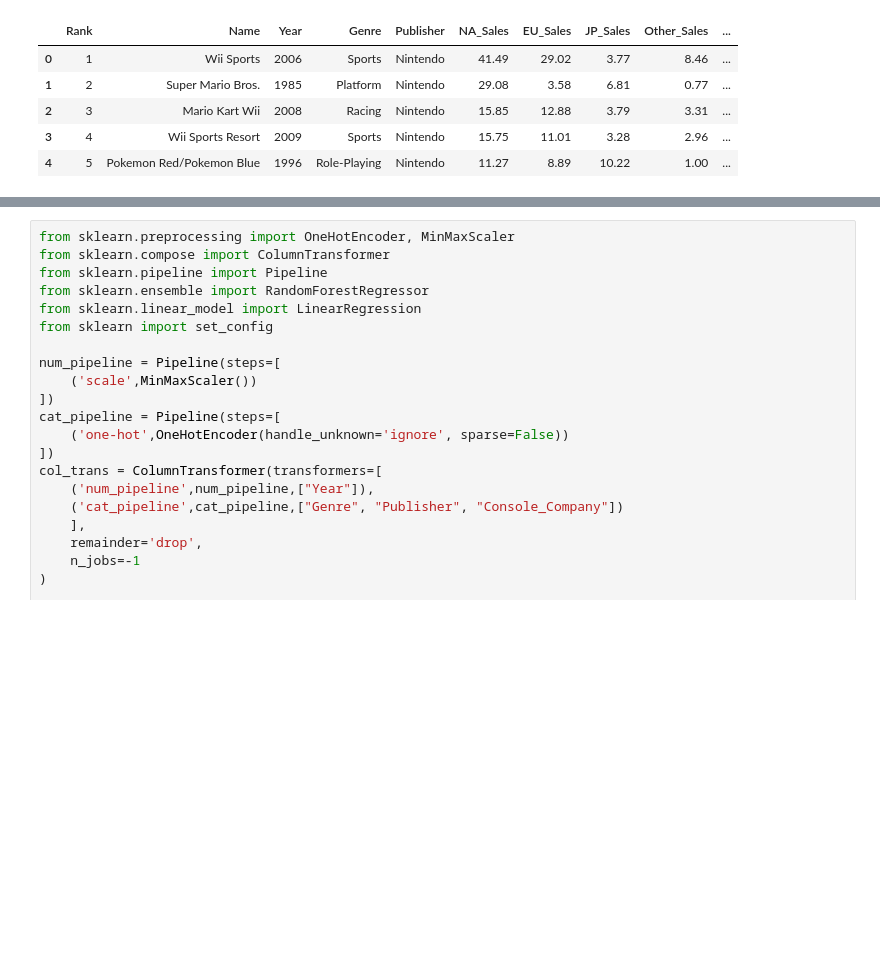
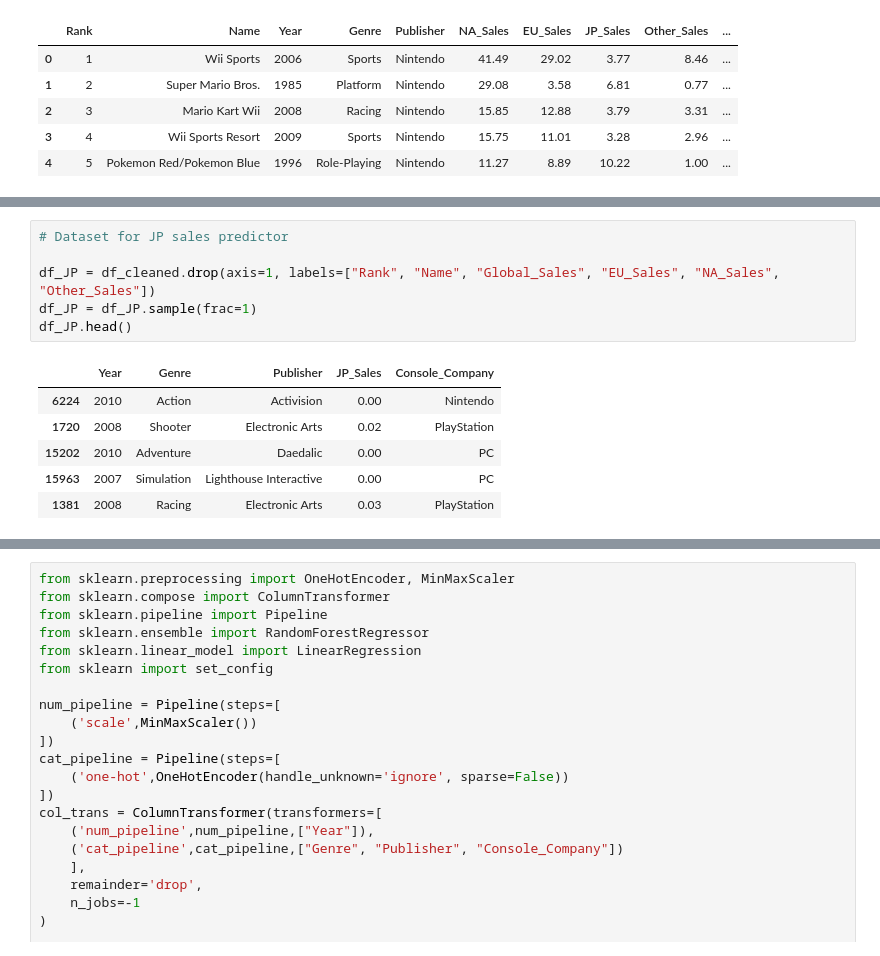
Before and after one commit to IreneBurresi/Videogames-sales-analysis, a Jupyter notebook: Videogames_sales_analysis_notebook.ipynb, the cells around one changed output, grey strips where cells are left out. Drawn from its saved outputs; the diff is of its cells as text; blank space fills up the shorter version.

```diff
--- a/Videogames_sales_analysis_notebook.ipynb
+++ b/Videogames_sales_analysis_notebook.ipynb
@@ -405,0 +419,13 @@ df_global.head()
+# %%
+# Dataset for JP sales predictor
+
+df_JP = df_cleaned.drop(axis=1, labels=["Rank", "Name", "Global_Sales", "EU_Sales", "NA_Sales", "Other_Sales"])
+df_JP = df_JP.sample(frac=1)
+df_JP.head()
+# %% [output]
+|  | Year | Genre | Publisher | JP_Sales | Console_Company |
+| 6224 | 2010 | Action | Activision | 0.00 | Nintendo |
+| 1720 | 2008 | Shooter | Electronic Arts | 0.02 | PlayStation |
+| 15202 | 2010 | Adventure | Daedalic | 0.00 | PC |
+| 15963 | 2007 | Simulation | Lighthouse Interactive | 0.00 | PC |
+| 1381 | 2008 | Racing | Electronic Arts | 0.03 | PlayStation |
```
Also changed, not shown: parts of 11 cells of this notebook, 15 other files.
